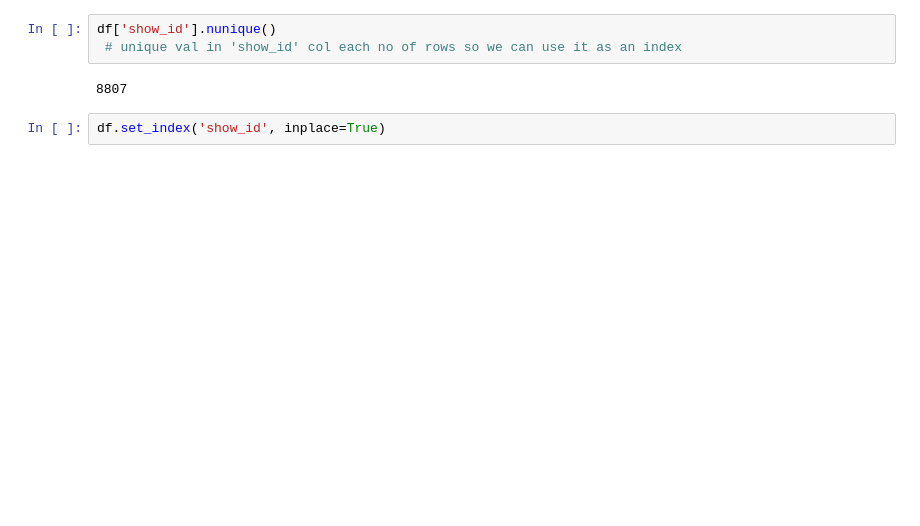
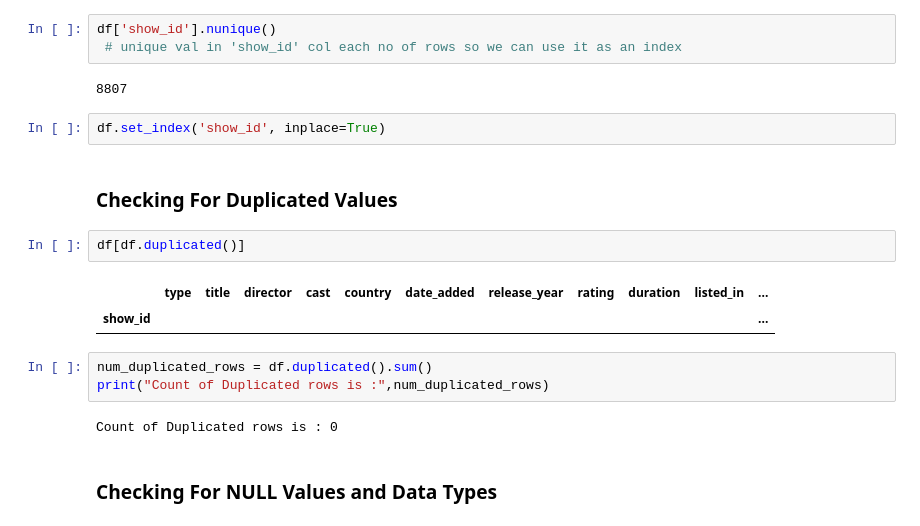
Before and after one commit to Rezashatery/Netflix-Movies-and-TV-Shows-, a Jupyter notebook: netflix-analysis.ipynb, the cells around one changed output. Cells and saved outputs as stored; diff of their text form; blank space fills up the shorter version.

```diff
--- a/netflix-analysis.ipynb
+++ b/netflix-analysis.ipynb
@@ -53,3 +53,19 @@ df['show_id'].nunique()
 8807
 # %%
 df.set_index('show_id', inplace=True)
+# %% [markdown]
+
+### Checking For Duplicated Values
+# %%
+df[df.duplicated()]
+# %% [output]
+|  | type | title | director | cast | country | date_added | release_year | rating | duration | listed_in | ... |
+| show_id |  |  |  |  |  |  |  |  |  |  | ... |
+# %%
+num_duplicated_rows = df.duplicated().sum()
+print("Count of Duplicated rows is :",num_duplicated_rows)
+# %% [output]
+Count of Duplicated rows is : 0
+# %% [markdown]
+
+### Checking For NULL Values and Data Types
```
Also changed, not shown: parts of 8 cells of this notebook.
